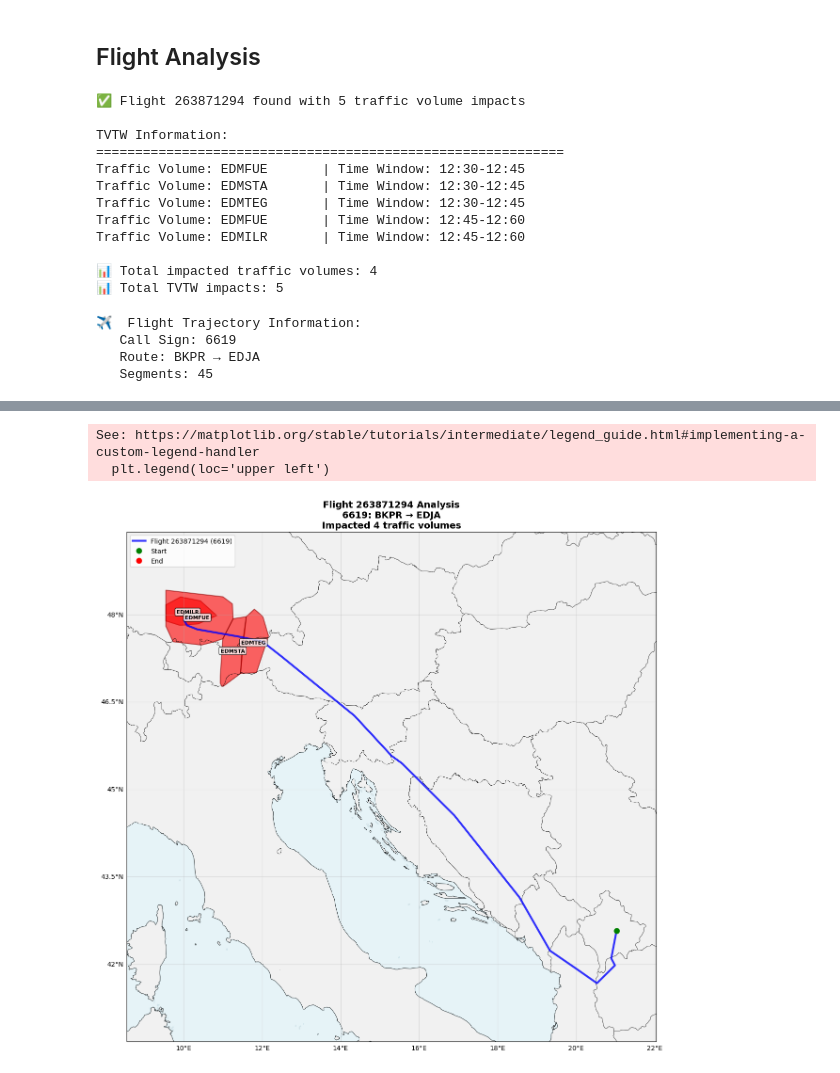
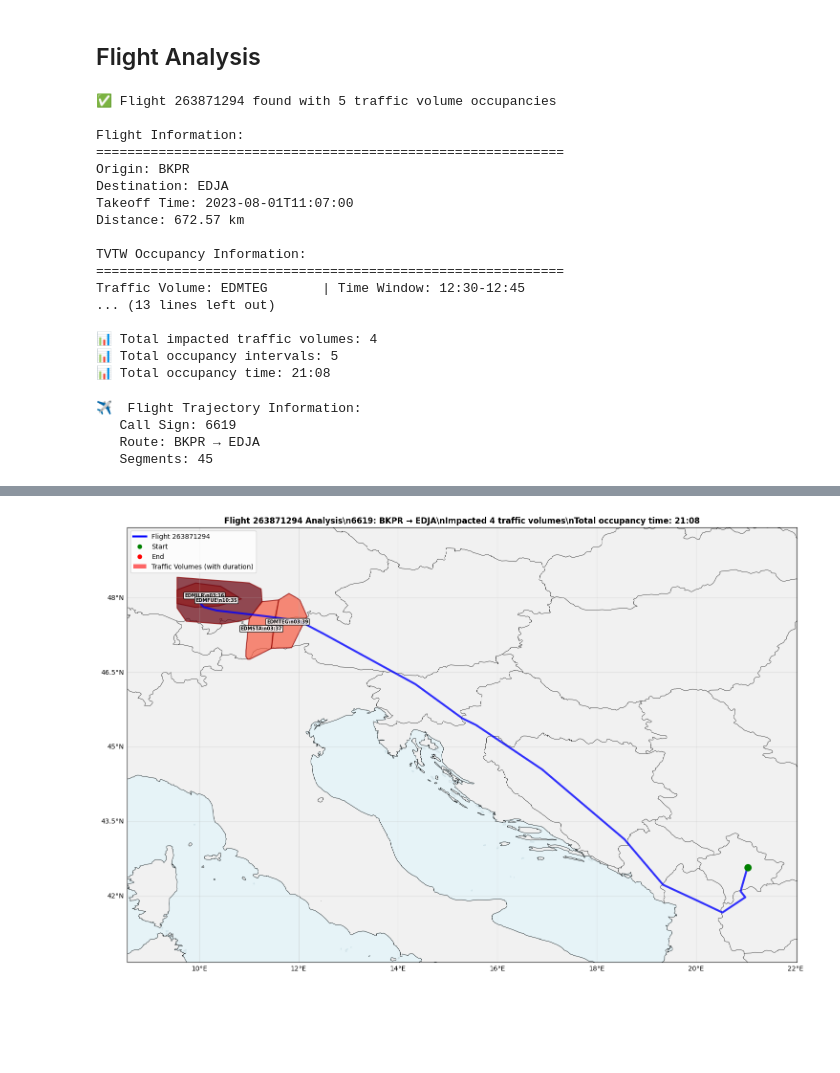
Before and after one commit to thinhhoang95/project-tailwind, a Jupyter notebook: notebooks/trajectory_traffic_volume_visualization_so6.ipynb, the cells around one changed output, grey strips where cells are left out. Saved outputs shown, nothing was run; the diff lists cells and outputs as text; code cells hidden in the pictures; blank space fills up the shorter version.

```diff
--- a/notebooks/trajectory_traffic_volume_visualization_so6.ipynb
+++ b/notebooks/trajectory_traffic_volume_visualization_so6.ipynb
@@ -39,20 +39,20 @@ Analyzing flight: 263871294
 # %%
 ## Load Required Data
 # %%
-# Load impact vectors
-with open('../output/so6_occupancy_matrix.json', 'r') as f:
-    impact_vectors = json.load(f)
+# Load impact vectors (new format with timing information)
+with open('../output/so6_occupancy_matrix_with_times.json', 'r') as f:
+    flight_data = json.load(f)
 
 # Load traffic volumes
-traffic_volumes = gpd.read_file('/Volumes/CrucialX/project-cirrus/cases/traffic_volumes_simplified.geojson')
+traffic_volumes = gpd.read_file('D:/project-cirrus/cases/traffic_volumes_simplified.geojson')
 
 # Load TVTW indexer
 tvtw_indexer = TVTWIndexer.load('../output/tvtw_indexer.json')
 
 # Load CSV trajectory data for the specific flight
-trajectory_df = pd.read_csv('/Volumes/CrucialX/project-cirrus/cases/flights_20230801.csv')
+trajectory_df = pd.read_csv('D:/project-cirrus/cases/flights_20230801.csv')
 
-print(f"Loaded {len(impact_vectors)} flights with impact vectors")
+print(f"Loaded {len(flight_data)} flights with occupancy data")
 print(f"Loaded {len(traffic_volumes)} traffic volumes")
 print(f"TVTW indexer: {len(tvtw_indexer._tv_id_to_idx)} traffic volumes, {tvtw_indexer.time_bin_minutes}min bins")
 print(f"Loaded {len(trajectory_df)} trajectory segments")
@@ -234,21 +303,30 @@ def plot_flight_analysis(flight_id, tvtw_info, flight_trajectory, traffic_volume
 # %% [markdown]
 ## Flight Analysis
 # %%
-# Step 1: Analyze TVTW information for the flight
-tvtw_info = analyze_flight_tvtws(flight_identifier, impact_vectors, tvtw_indexer)
+# Step 1: Analyze TVTW information for the flight (updated for new JSON format)
+result = analyze_flight_tvtws(flight_identifier, flight_data, tvtw_indexer)
+if result:
+    tvtw_info, flight_info = result
+else:
+    tvtw_info, flight_info = None, None
 # %% [output]
-✅ Flight 263871294 found with 5 traffic volume impacts
+✅ Flight 263871294 found with 5 traffic volume occupancies
 
-TVTW Information:
+Flight Information:
 ============================================================
-Traffic Volume: EDMFUE       | Time Window: 12:30-12:45
-Traffic Volume: EDMSTA       | Time Window: 12:30-12:45
+Origin: BKPR
+Destination: EDJA
+Takeoff Time: 2023-08-01T11:07:00
+Distance: 672.57 km
+
+TVTW Occupancy Information:
+============================================================
 Traffic Volume: EDMTEG       | Time Window: 12:30-12:45
-Traffic Volume: EDMFUE       | Time Window: 12:45-12:60
-Traffic Volume: EDMILR       | Time Window: 12:45-12:60
+... (13 lines left out)
 
 📊 Total impacted traffic volumes: 4
-📊 Total TVTW impacts: 5
+📊 Total occupancy intervals: 5
+📊 Total occupancy time: 21:08
 # %%
 # Step 2: Get flight trajectory from CSV data
 flight_trajectory = get_flight_trajectory(flight_identifier, trajectory_df)
@@ -266,8 +344,8 @@ else:
    Route: BKPR → EDJA
    Segments: 45
 # %%
-# Step 3: Create visualization
-plot_flight_analysis(flight_identifier, tvtw_info, flight_trajectory, traffic_volumes)
+# Step 3: Create visualization (updated for new JSON format)
+plot_flight_analysis(flight_identifier, tvtw_info, flight_trajectory, traffic_volumes, flight_info)
 # %% [output]
 🗺️  Creating visualization for flight 263871294
    ✈️  Trajectory: 6619 (BKPR → EDJA)
@@ -275,3 +355 @@ plot_flight_analysis(flight_identifier, tvtw_info, flight_trajectory, traffic_vo
-See: https://matplotlib.org/stable/tutorials/intermediate/legend_guide.html#implementing-a-custom-legend-handler
-  plt.legend(loc='upper left')
-[figure, old version]
+[figure, new version]
```
Also changed, not shown: parts of 7 cells of this notebook, 10 other files.
